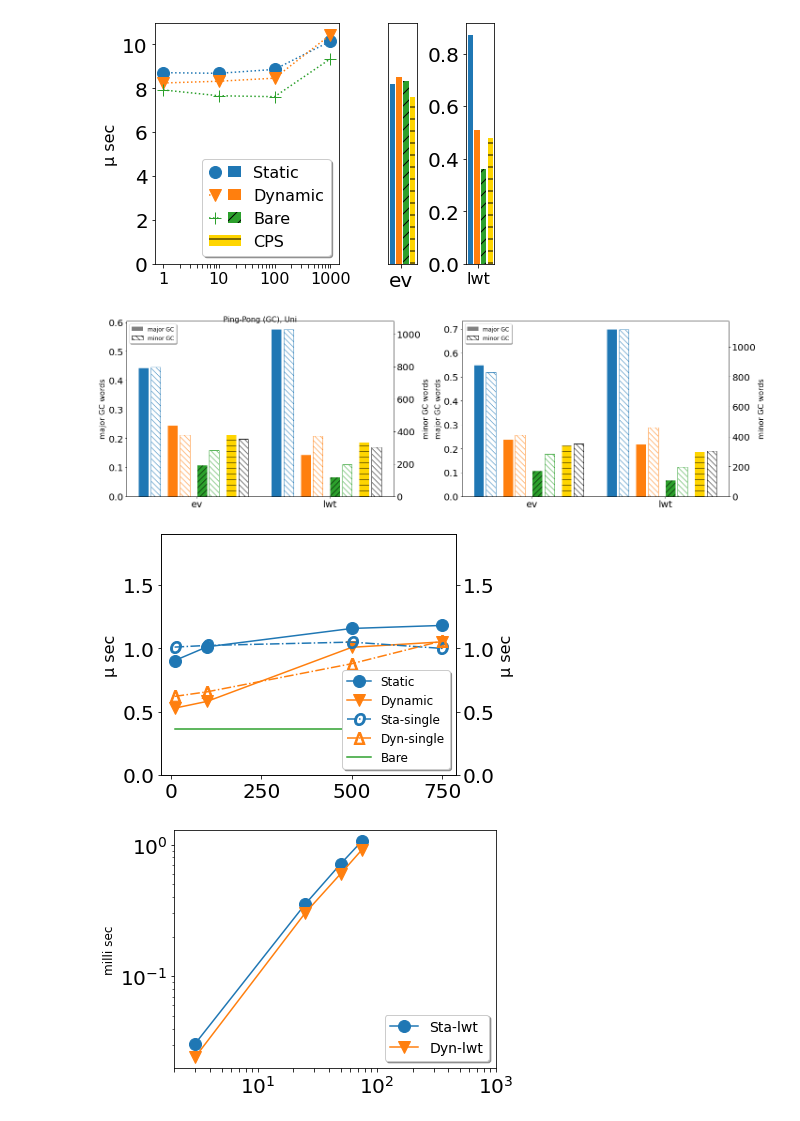
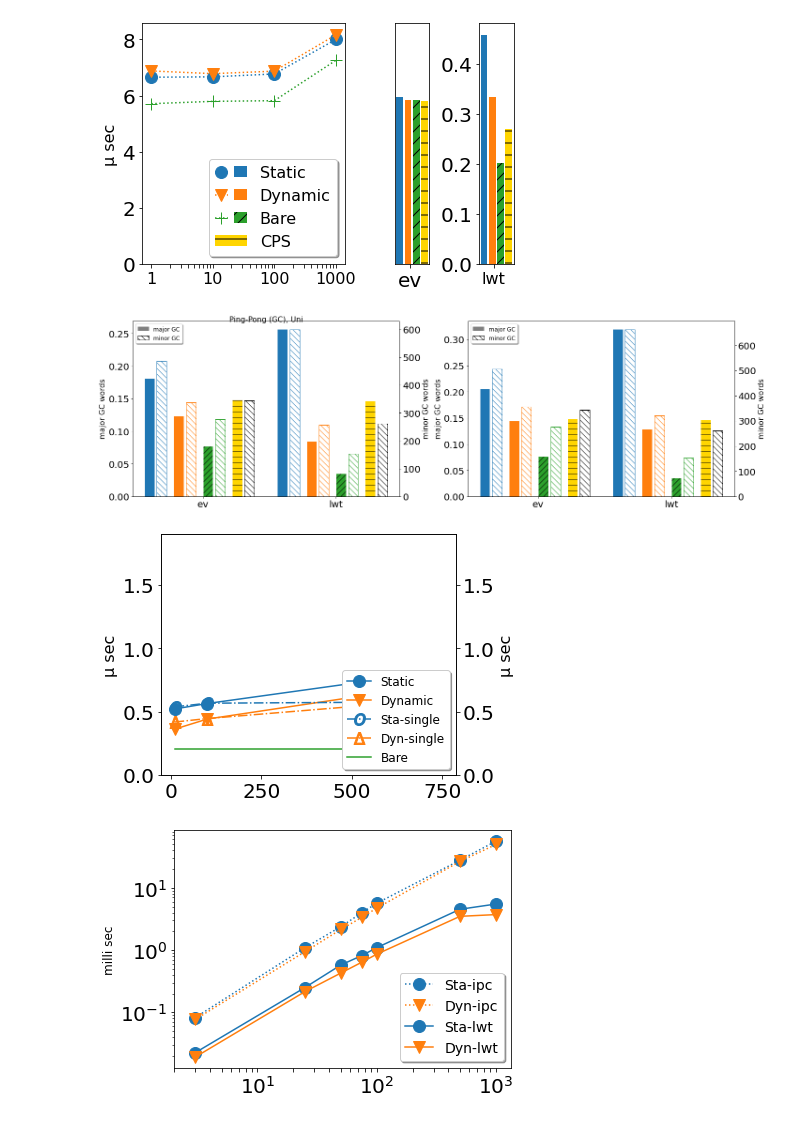
Before and after one commit to keigoi/ocaml-mpst, a Jupyter notebook: benchmark/graphs/Graphs.ipynb, the cells around one changed output. Saved outputs shown, nothing was run; the diff lists cells and outputs as text; code cells hidden in the pictures.

Commit message:
benchmark results (after refactoring)

```diff
--- a/benchmark/graphs/Graphs.ipynb
+++ b/benchmark/graphs/Graphs.ipynb
@@ -75,15 +75,15 @@ def load_sexp(fname):
 
 # display(rows)
 
-ping_ev = load_sexp('../mpst/pingpong/results/table_sexp_ev.txt')
-ping_lwt = load_sexp('../mpst/pingpong/results/table_sexp_lwt.txt')
+ping_ev = load_sexp('../results/ev_pingpong.txt')
+ping_lwt = load_sexp('../results/lwt_pingpong.txt')
 ping_ev.update(ping_lwt)
 ping = ping_ev
-nping = load_sexp('../mpst/nping/results/table_sexp_lwt.txt')
-cham = load_sexp('../mpst/chameleons/results/table_sexp_lwt.txt')
+nping = load_sexp('../results/lwt_nping.txt')
+cham = load_sexp('../results/lwt_chameleons.txt')
 # champ = load_sexp('../chameleons/results_pipes/table_sexp.txt')
-bare_ev = load_sexp('../ev/results/table_sexp.txt')
-bare_lwt = load_sexp('../lwt/results/table_sexp.txt')
+bare_ev = load_sexp('../results/ev_bare_pingpong.txt')
+bare_lwt = load_sexp('../results/lwt_bare_pingpong.txt')
 bare_ev.update(bare_lwt)
 bare = bare_ev
 # %%
@@ -197,7 +197,7 @@ def show_pingpong_do():
 
 show_pingpong_do()
 # %% [output]
-[figure, old version]
+[figure, new version]
 # %%
 def show_graph4(ax, width, colwidth, x_labels, d1,lab1,d2,lab2,d3,lab3,d4,lab4, bare=False, shift=0.0, minor=False):
     x = np.arange(len(x_labels))
@@ -292,7 +292,7 @@ def show_mem_do():
 
 show_mem_do()
 # %% [output]
-[figure, old version]
+[figure, new version]
 # %%
 
 def show_nping_time(ax):
@@ -360,7 +360,7 @@ def show_nping_time_do():
 
 show_nping_time_do()
 # %% [output]
-[figure, old version]
+[figure, new version]
 # %%
 def show_chameleons(ax):
     width = 0.20
@@ -371,40 +371,40 @@ def show_chameleons(ax):
     dyn_uni_col = dyn_color
 
     #x = [3, 25, 50, 75, 100, 500, 1000]
-    x = [3, 25, 50, 75]
+    x = [3, 25, 50, 75, 100, 500, 1000]
     x_labels = [str(xi) for xi in x]
     lwt_sta = mkdataIdxMillis(cham, 'lwt_static', x_labels)
     lwt_dyn = mkdataIdxMillis(cham, 'lwt_dynamic', x_labels)
-    #ipc_sta = mkdataIdxMillis(champ, 'ipc_static', x_labels)
-    #ipc_dyn = mkdataIdxMillis(champ, 'ipc_dynamic', x_labels)
+    ipc_sta = mkdataIdxMillis(cham, 'lwt_ipc_static', x_labels)
+    ipc_dyn = mkdataIdxMillis(cham, 'lwt_ipc_dynamic', x_labels)
 
-    #ax.plot(x, ipc_sta, color=sta_color, marker=sta_marker, markersize=12, linestyle='dotted', label='Sta-ipc')
-    #ax.plot(x, ipc_dyn, color=dyn_color, marker=dyn_marker, markersize=12, linestyle='dotted', label='Dyn-ipc')
+    ax.plot(x, ipc_sta, color=sta_color, marker=sta_marker, markersize=12, linestyle='dotted', label='Sta-ipc')
+    ax.plot(x, ipc_dyn, color=dyn_color, marker=dyn_marker, markersize=12, linestyle='dotted', label='Dyn-ipc')
 
     ax.plot(x, lwt_sta, color=sta_color, marker=sta_marker, markersize=12, linestyle='solid', label='Sta-lwt')
     ax.plot(x, lwt_dyn, color=dyn_color, marker=dyn_marker, markersize=12, linestyle='solid', label='Dyn-lwt')
 
     ax.set_xscale('log')
     ax.set_yscale('log')
     ten = np.arange(1,10)
     ticks =  np.concatenate([ten, ten * 10, ten * 100, [1000]])
     ax.set_xticks(ticks)
     ax.set_xlim(xmin=2)
     legend = ax.legend(loc='lower right', shadow=True, fontsize=14)
     legend.get_frame().set_facecolor('#FFFFFF')
 
 
 def show_chameleons_do():
     fig, axes = plt.subplots(ncols=1, nrows=1, squeeze = False)
     show_chameleons(axes[0][0])
     axes[0][0].set_ylabel('milli sec',fontsize=12)
 
     plt.tight_layout()
     plt.show()
 
 show_chameleons_do()
 # %% [output]
-[figure, old version]
+[figure, new version]
 # %%
 title_params = {
     'y':1.04,
```
Also changed, not shown: parts of 2 cells of this notebook, 1 other file.
